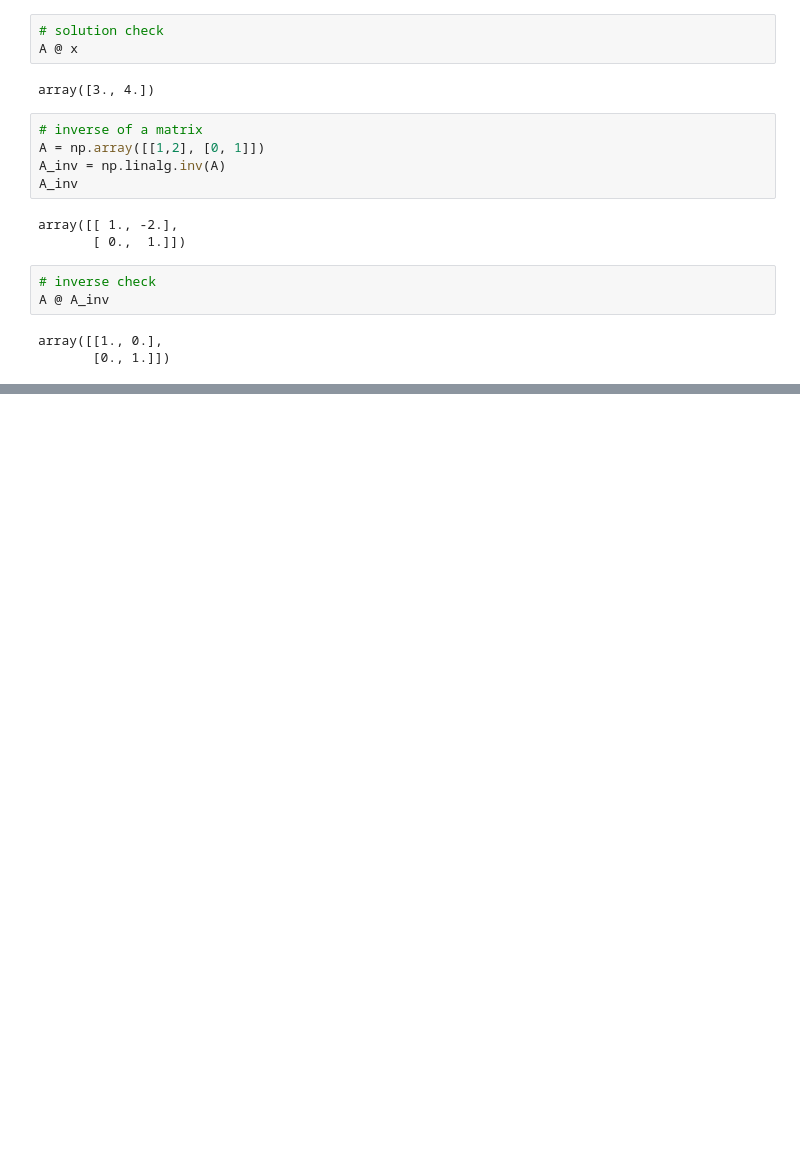
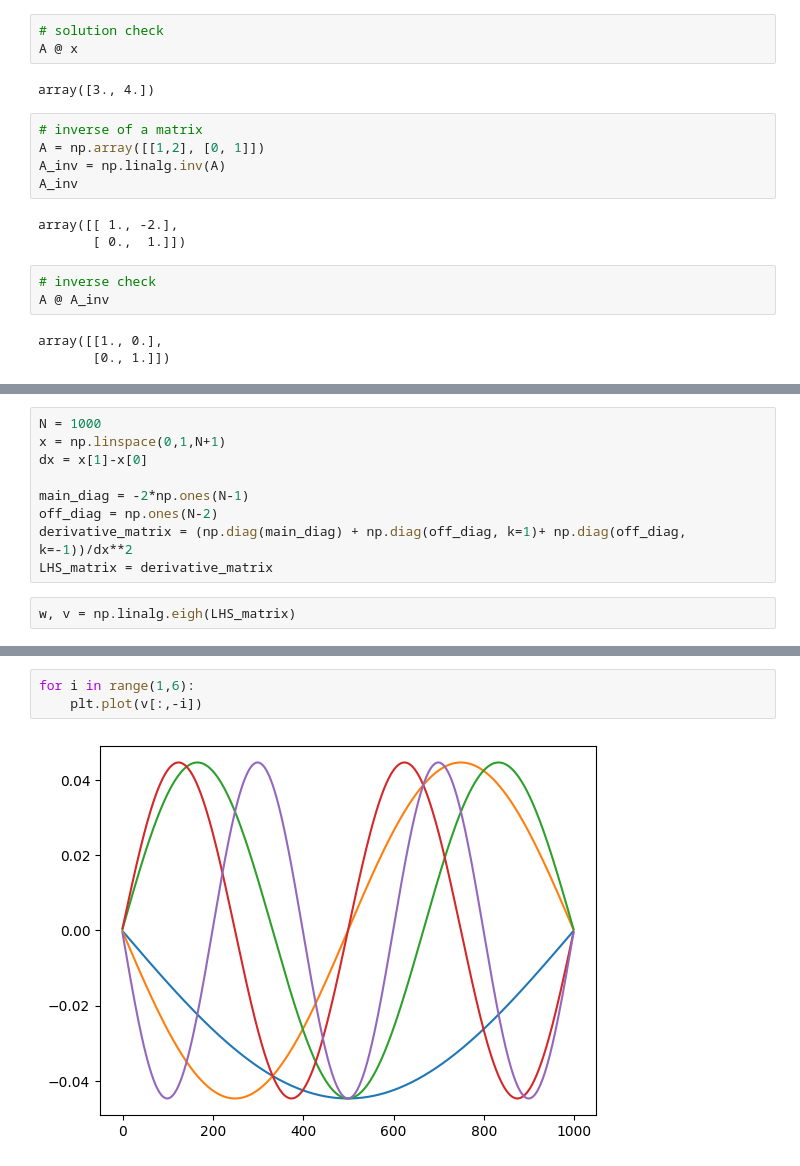
Before and after one commit to alucantonio/data_science, a Jupyter notebook: python/numpy.ipynb, the cells around one changed output, grey strips where cells are left out. Saved outputs shown, nothing was run; the diff lists cells and outputs as text; blank space fills up the shorter version.

```diff
--- a/python/numpy.ipynb
+++ b/python/numpy.ipynb
@@ -215,0 +297,11 @@ array([[1., 0.],
+# %%
+N = 1000
+x = np.linspace(0,1,N+1)
+dx = x[1]-x[0]
+
+main_diag = -2*np.ones(N-1)
+off_diag = np.ones(N-2)
+derivative_matrix = (np.diag(main_diag) + np.diag(off_diag, k=1)+ np.diag(off_diag, k=-1))/dx**2
+LHS_matrix = derivative_matrix
+# %%
+w, v = np.linalg.eigh(LHS_matrix)
@@ -215,0 +316,5 @@ array([[1., 0.],
+# %%
+for i in range(1,6):
+    plt.plot(v[:,-i])
+# %% [output]
+[figure, added]
```
Also changed, not shown: parts of 13 cells of this notebook.
